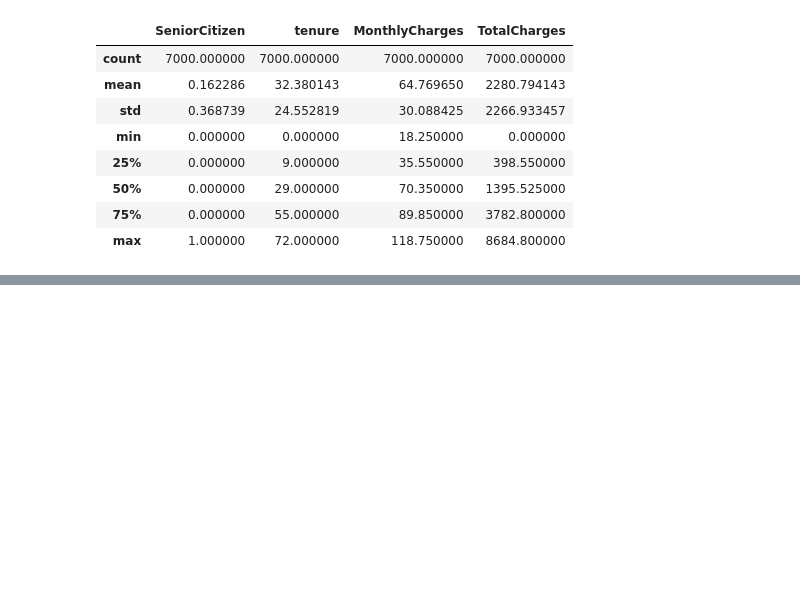
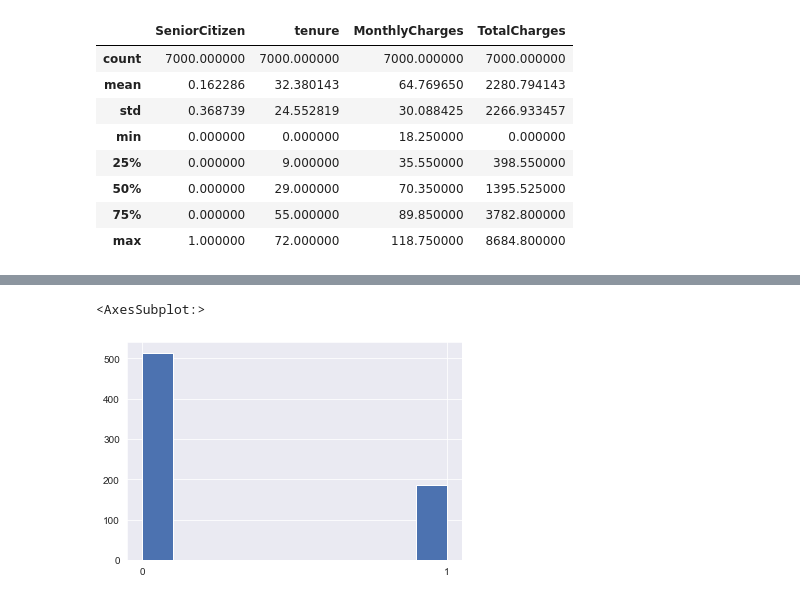
Before and after one commit to EnginKosure/CustomerChurnPredictionModel, a Jupyter notebook: data_prep_test1.ipynb, the cells around one changed output, grey strips where cells are left out. Cells and saved outputs as stored; diff of their text form; code cells hidden in the pictures; blank space fills up the shorter version.

```diff
--- a/data_prep_test1.ipynb
+++ b/data_prep_test1.ipynb
@@ -183,0 +391,5 @@ sns.countplot(x="StreamingMovies", hue="Churn", data=df,ax=axes[2][3] )
+# %%
+y_test.hist()
+# %% [output]
+<AxesSubplot:>
+[figure, added]
```
Also changed, not shown: parts of 61 cells of this notebook, 1 other file.
